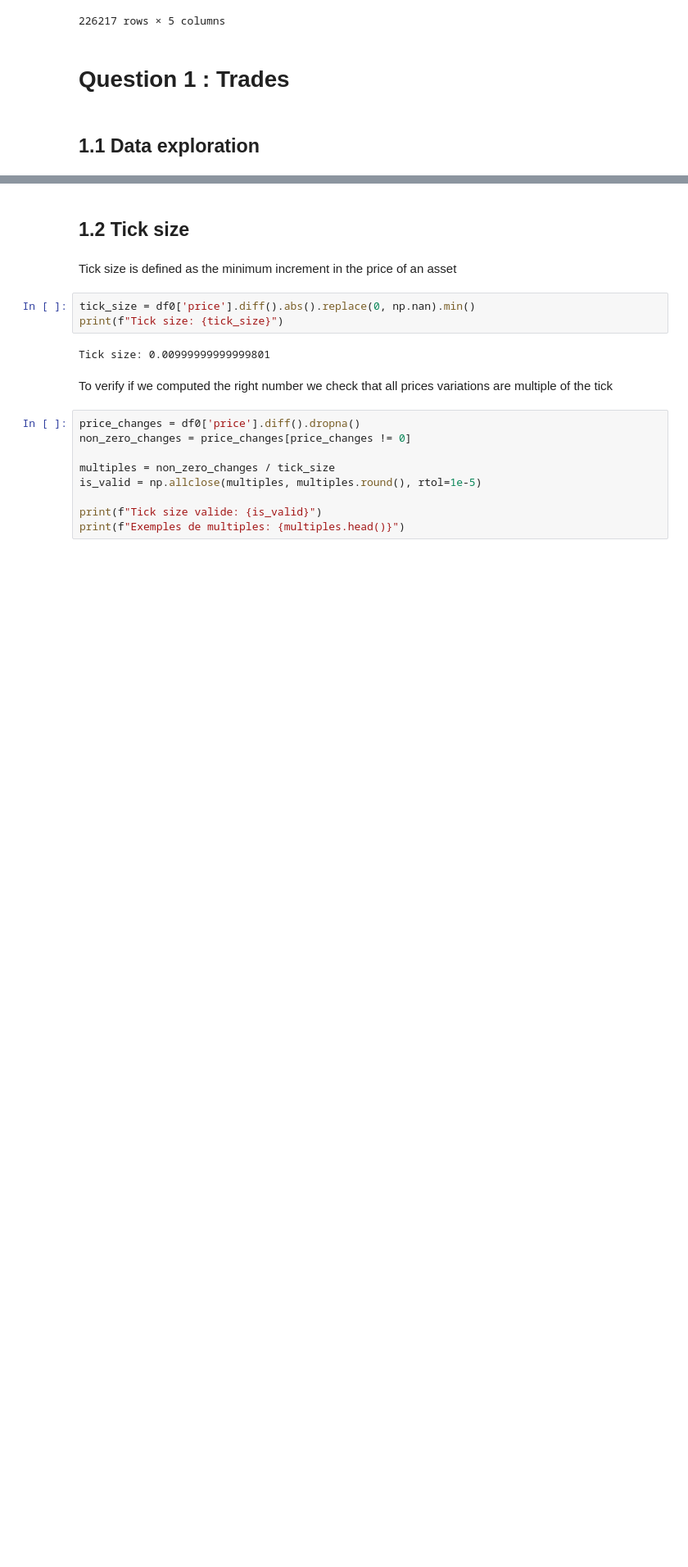
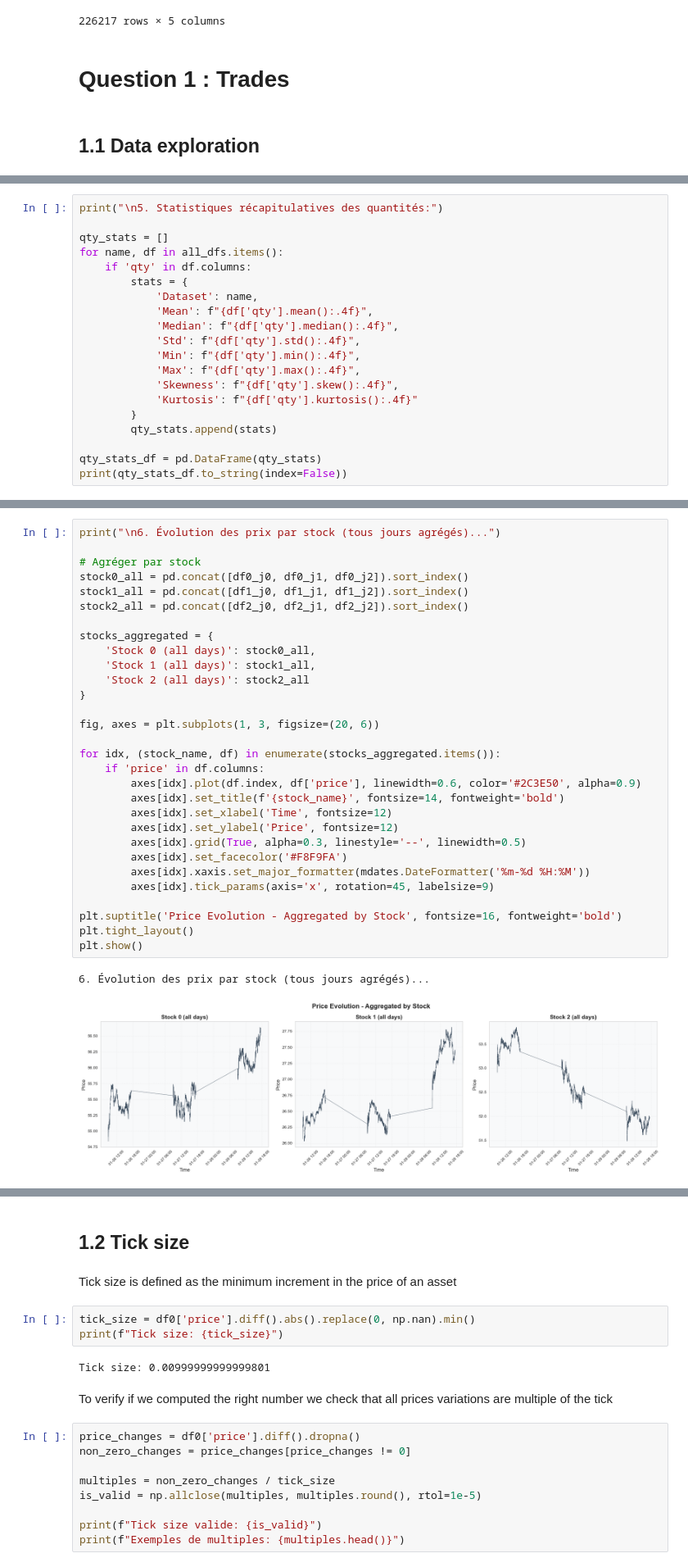
Before and after one commit to Guillaume-melis/HFT_Labs, a Jupyter notebook: DHF_Lab1_Melis_Boro_Rousseau.ipynb, the cells around one changed output, grey strips where cells are left out. Shown at 82% size. Cells and saved outputs as stored; diff of their text form; blank space fills up the shorter version.

```diff
--- a/DHF_Lab1_Melis_Boro_Rousseau.ipynb
+++ b/DHF_Lab1_Melis_Boro_Rousseau.ipynb
@@ -412,0 +370,20 @@ Kurtosis: 1462.7883
+# %%
+print("\n5. Statistiques récapitulatives des quantités:")
+
+qty_stats = []
+for name, df in all_dfs.items():
+    if 'qty' in df.columns:
+        stats = {
+            'Dataset': name,
+            'Mean': f"{df['qty'].mean():.4f}",
+            'Median': f"{df['qty'].median():.4f}",
+            'Std': f"{df['qty'].std():.4f}",
+            'Min': f"{df['qty'].min():.4f}",
+            'Max': f"{df['qty'].max():.4f}",
+            'Skewness': f"{df['qty'].skew():.4f}",
+            'Kurtosis': f"{df['qty'].kurtosis():.4f}"
+        }
+        qty_stats.append(stats)
+
+qty_stats_df = pd.DataFrame(qty_stats)
+print(qty_stats_df.to_string(index=False))
@@ -412,0 +443,33 @@ Kurtosis: 1462.7883
+# %%
+print("\n6. Évolution des prix par stock (tous jours agrégés)...")
+
+# Agréger par stock
+stock0_all = pd.concat([df0_j0, df0_j1, df0_j2]).sort_index()
+stock1_all = pd.concat([df1_j0, df1_j1, df1_j2]).sort_index()
+stock2_all = pd.concat([df2_j0, df2_j1, df2_j2]).sort_index()
+
+stocks_aggregated = {
+    'Stock 0 (all days)': stock0_all,
+    'Stock 1 (all days)': stock1_all,
+    'Stock 2 (all days)': stock2_all
+}
+
+fig, axes = plt.subplots(1, 3, figsize=(20, 6))
+
+for idx, (stock_name, df) in enumerate(stocks_aggregated.items()):
+    if 'price' in df.columns:
+        axes[idx].plot(df.index, df['price'], linewidth=0.6, color='#2C3E50', alpha=0.9)
+        axes[idx].set_title(f'{stock_name}', fontsize=14, fontweight='bold')
+        axes[idx].set_xlabel('Time', fontsize=12)
+        axes[idx].set_ylabel('Price', fontsize=12)
+        axes[idx].grid(True, alpha=0.3, linestyle='--', linewidth=0.5)
+        axes[idx].set_facecolor('#F8F9FA')
+        axes[idx].xaxis.set_major_formatter(mdates.DateFormatter('%m-%d %H:%M'))
+        axes[idx].tick_params(axis='x', rotation=45, labelsize=9)
+
+plt.suptitle('Price Evolution - Aggregated by Stock', fontsize=16, fontweight='bold')
+plt.tight_layout()
+plt.show()
+# %% [output]
+6. Évolution des prix par stock (tous jours agrégés)...
+[figure, added]
```
Also changed, not shown: parts of 31 cells of this notebook.
